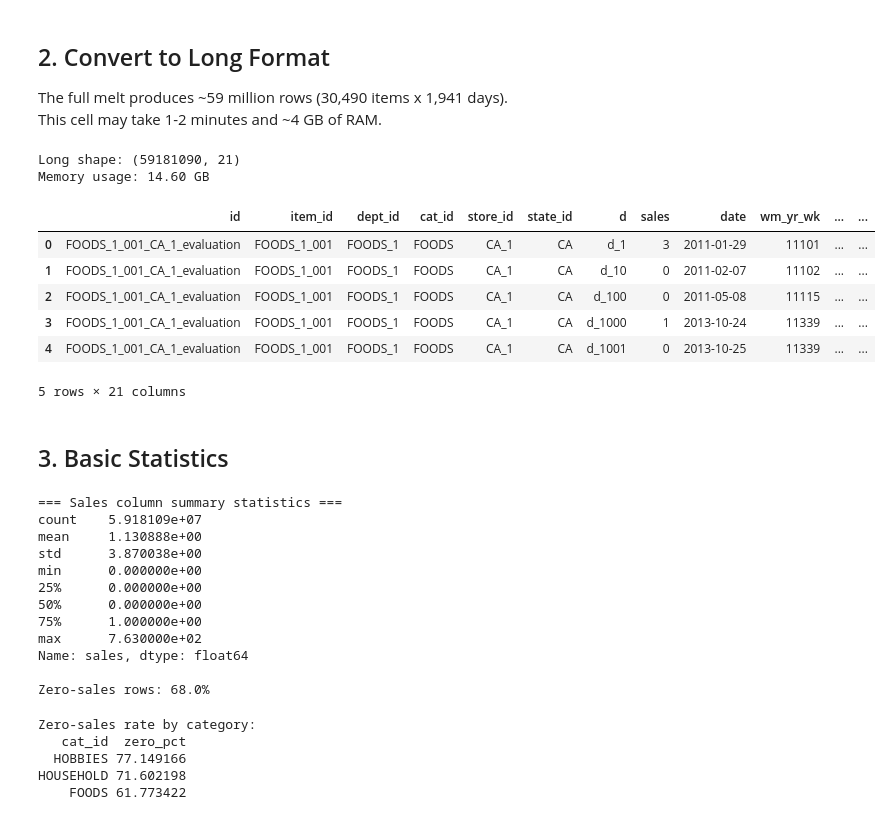
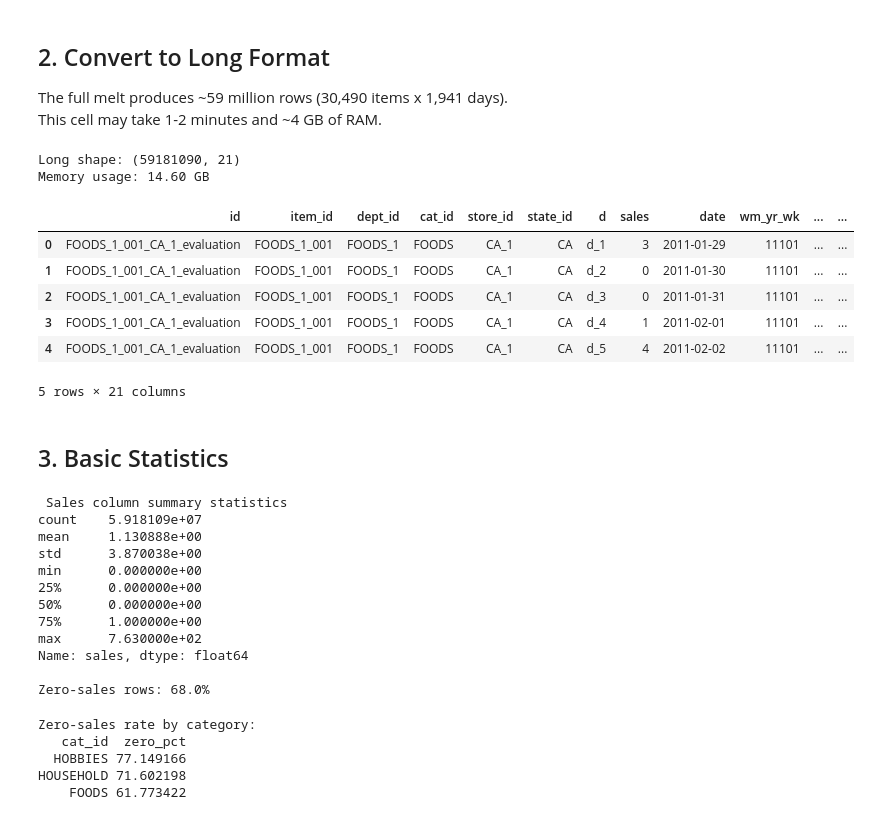
Before and after one commit to umutky/ds570-term-project, a Jupyter notebook: notebooks/2026-04-22-uk-01-eda-global.ipynb, the cells around one changed output. Drawn from its saved outputs; the diff is of its cells as text; code cells hidden in the pictures.

```diff
--- a/notebooks/2026-05-04-uk-01-eda.ipynb
+++ b/notebooks/2026-04-22-uk-01-eda-global.ipynb
@@ -23,9 +23,9 @@ plt.rcParams["figure.figsize"] = (12, 4)
 
 `load_raw` will automatically download the M5 files from Kaggle if they are missing.
 # %%
-sales_raw = load_raw("sales_train_evaluation.csv")
-calendar   = load_raw("calendar.csv")
-prices     = load_raw("sell_prices.csv")
+sales_raw = pd.read_csv(RAW_DATA_DIR / "sales_train_evaluation.csv")
+calendar   = pd.read_csv(RAW_DATA_DIR / "calendar.csv")
+prices     = pd.read_csv(RAW_DATA_DIR / "sell_prices.csv")
 
 print(f"Sales shape   : {sales_raw.shape}")
 print(f"Calendar shape: {calendar.shape}")
@@ -54,30 +54,30 @@ Total items: 30,490
 The full melt produces ~59 million rows (30,490 items x 1,941 days).
 This cell may take 1-2 minutes and ~4 GB of RAM.
 # %%
-long = melt_sales_long(sales_raw, calendar_df=calendar)
+long = melt_to_long(sales_raw, calendar_df=calendar)
 print(f"Long shape: {long.shape}")
 print(f"Memory usage: {long.memory_usage(deep=True).sum() / 1e9:.2f} GB")
 long.head()
 # %% [output]
 Long shape: (59181090, 21)
 Memory usage: 14.60 GB
 |  | id | item_id | dept_id | cat_id | store_id | state_id | d | sales | date | wm_yr_wk | ... | ... |
 | 0 | FOODS_1_001_CA_1_evaluation | FOODS_1_001 | FOODS_1 | FOODS | CA_1 | CA | d_1 | 3 | 2011-01-29 | 11101 | ... | ... |
-| 1 | FOODS_1_001_CA_1_evaluation | FOODS_1_001 | FOODS_1 | FOODS | CA_1 | CA | d_10 | 0 | 2011-02-07 | 11102 | ... | ... |
-| 2 | FOODS_1_001_CA_1_evaluation | FOODS_1_001 | FOODS_1 | FOODS | CA_1 | CA | d_100 | 0 | 2011-05-08 | 11115 | ... | ... |
-| 3 | FOODS_1_001_CA_1_evaluation | FOODS_1_001 | FOODS_1 | FOODS | CA_1 | CA | d_1000 | 1 | 2013-10-24 | 11339 | ... | ... |
-| 4 | FOODS_1_001_CA_1_evaluation | FOODS_1_001 | FOODS_1 | FOODS | CA_1 | CA | d_1001 | 0 | 2013-10-25 | 11339 | ... | ... |
+| 1 | FOODS_1_001_CA_1_evaluation | FOODS_1_001 | FOODS_1 | FOODS | CA_1 | CA | d_2 | 0 | 2011-01-30 | 11101 | ... | ... |
+| 2 | FOODS_1_001_CA_1_evaluation | FOODS_1_001 | FOODS_1 | FOODS | CA_1 | CA | d_3 | 0 | 2011-01-31 | 11101 | ... | ... |
+| 3 | FOODS_1_001_CA_1_evaluation | FOODS_1_001 | FOODS_1 | FOODS | CA_1 | CA | d_4 | 1 | 2011-02-01 | 11101 | ... | ... |
+| 4 | FOODS_1_001_CA_1_evaluation | FOODS_1_001 | FOODS_1 | FOODS | CA_1 | CA | d_5 | 4 | 2011-02-02 | 11101 | ... | ... |
 5 rows × 21 columns
 # %% [markdown]
 ## 3. Basic Statistics
 # %%
-print("=== Sales column summary statistics ===")
+print(" Sales column summary statistics ")
 print(long["sales"].describe())
 print()
 zero_pct = (long["sales"] == 0).mean() * 100
 print(f"Zero-sales rows: {zero_pct:.1f}%")
 # %% [output]
-=== Sales column summary statistics ===
+ Sales column summary statistics
 count    5.918109e+07
 mean     1.130888e+00
 std      3.870038e+00
```
Also changed, not shown: parts of 2 cells of this notebook, 19 other files.
